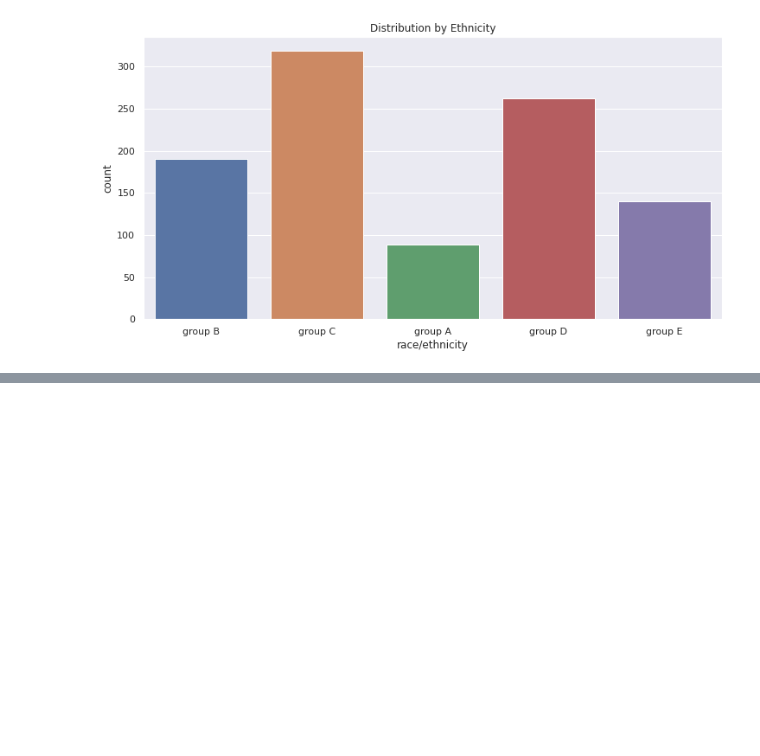
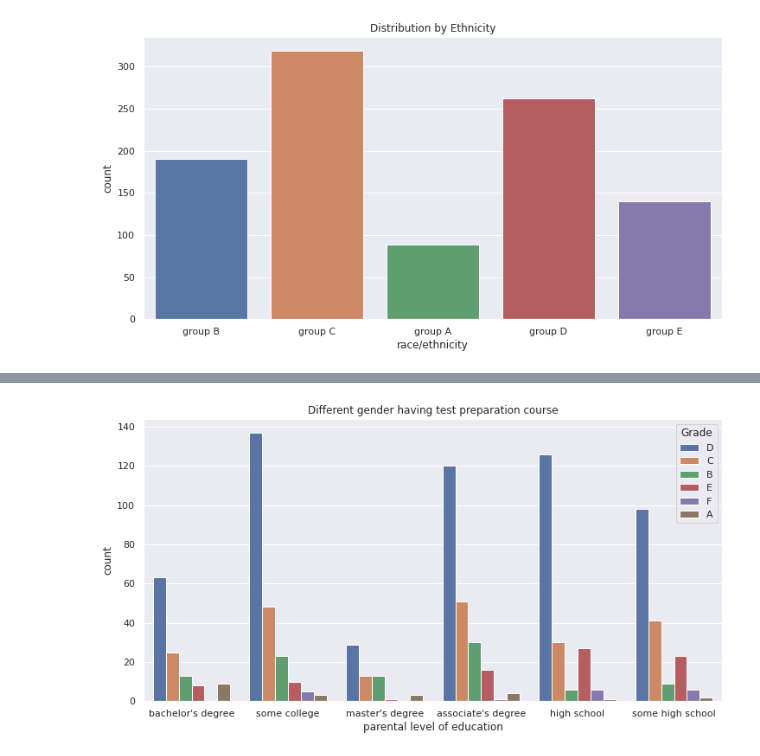
Before and after one commit to ashutosh1401/student-exam-performance, a Jupyter notebook: student-performance-in-exam.ipynb, the cells around one changed output, grey strips where cells are left out. Cells and saved outputs as stored; diff of their text form; code cells hidden in the pictures; blank space fills up the shorter version.

```diff
--- a/student-performance-in-exam.ipynb
+++ b/student-performance-in-exam.ipynb
@@ -131,0 +148,8 @@ plt.show()
+# %%
+sf.groupby('parental level of education').sum()
+plt.figure(figsize=(12,6))
+sns.countplot(data=sf,x='parental level of education',hue="Grade")
+plt.title("Different gender having test preparation course")
+plt.show()
+# %% [output]
+[figure, added]
```
Also changed, not shown: parts of 5 cells of this notebook, 1 other file.
